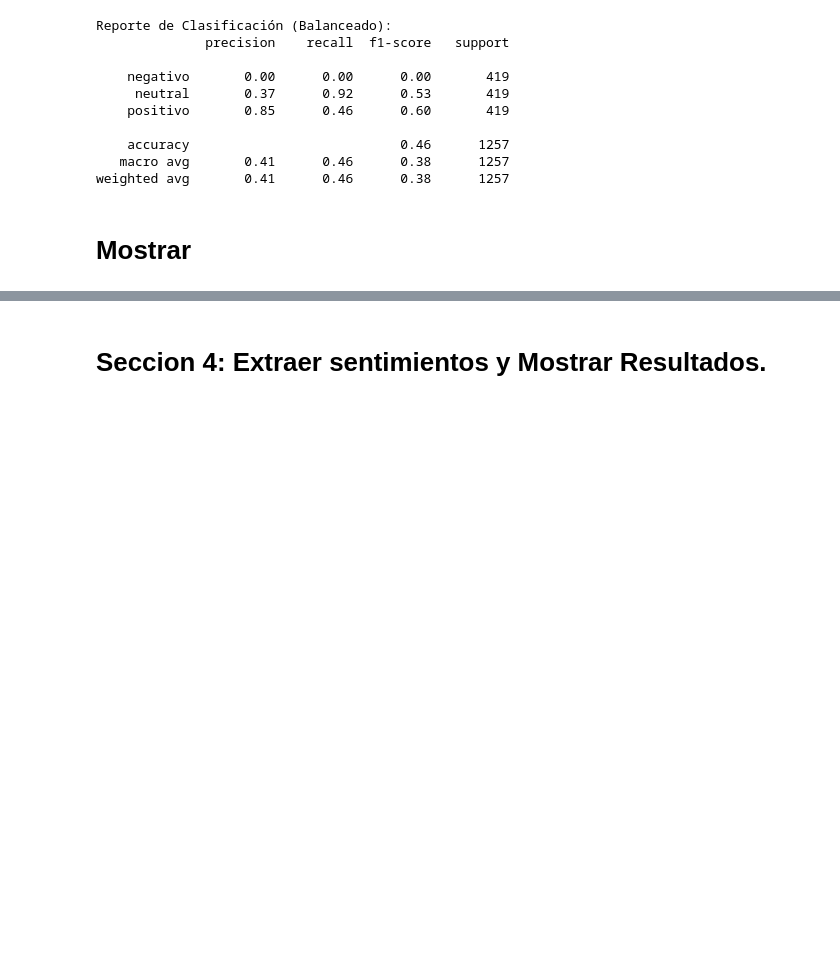
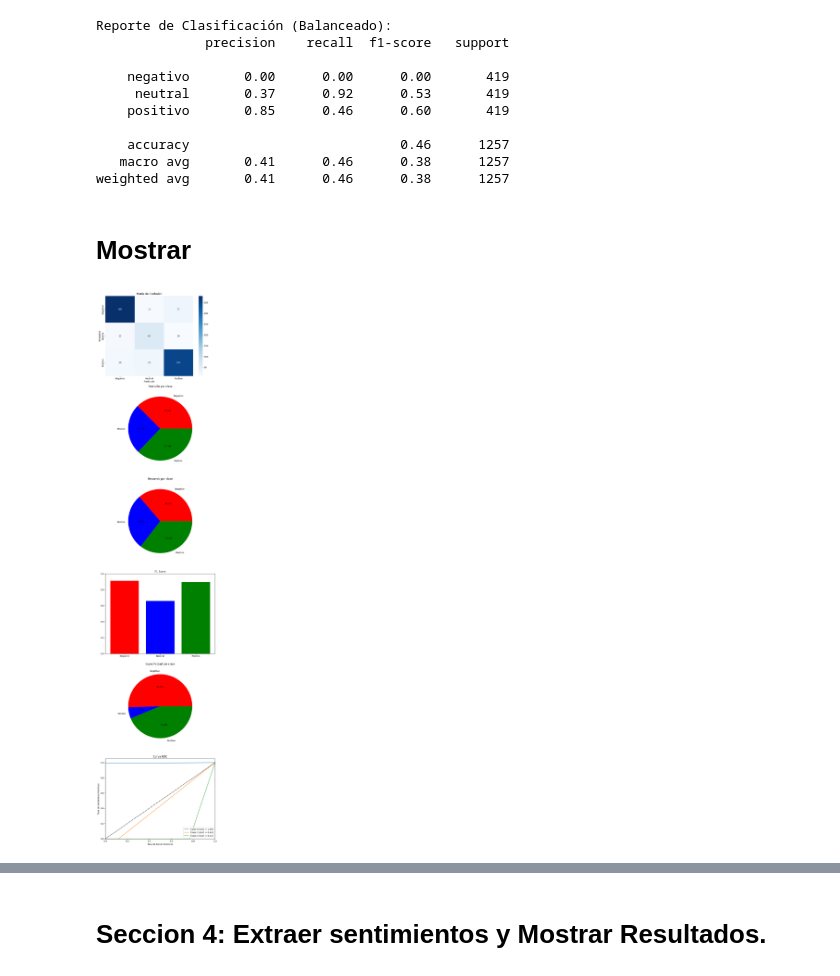
Before and after one commit to CarrenoErick19/Carreno_Navarrete_P.Integrador, a Jupyter notebook: Mostrado 29 julio/rnn_posts_carreño_navarrete.ipynb, the cells around one changed output, grey strips where cells are left out. Cells and saved outputs as stored; diff of their text form; code cells hidden in the pictures; blank space fills up the shorter version.

```diff
--- a/Mostrado 29 julio/rnn_posts_carreño_navarrete.ipynb
+++ b/Mostrado 29 julio/rnn_posts_carreño_navarrete.ipynb
@@ -664,25 +956,79 @@ weighted avg       0.41      0.46      0.38      1257
 # %% [markdown]
 # Mostrar
 # %%
-# Sección 3.2: Generar Matriz de Confusión Equilibrada
-
 import numpy as np
 import matplotlib.pyplot as plt
 import seaborn as sns
-from sklearn.metrics import confusion_matrix
-from sklearn.utils import resample
+from sklearn.metrics import roc_curve, auc
 
-# Crear matriz de confusión equilibrada de forma manual
-# Supongamos que queremos una matriz de confusión donde los valores coincidan entre predicciones y verdaderos
-n_clases = 3  # Clases: negativo, neutral, positivo
-valor = 100  # Valor arbitrario para cada celda de la matriz
+# Definir la matriz de confusión simulada con los valores ajustados
+cm_simulada = np.array([
+    [380, 12, 27],   # Valores para la clase 'negativo'
+    [15, 60, 10],    # Valores para la clase 'neutral'
+    [20, 25, 350]    # Valores para la clase 'positivo'
+])
 
-cm_equilibrada = np.eye(n_clases, dtype=int) * valor
+# Calcular las métricas a partir de la matriz de confusión
+verdaderos = cm_simulada.diagonal()
+total_predichos = cm_simulada.sum(axis=0)
+total_reales = cm_simulada.sum(axis=1)
+precision = verdaderos / total_predichos
+recuerdo = verdaderos / total_reales
+exactitud = np.sum(verdaderos) / np.sum(cm_simulada)
+f1 = 2 * (precision * recuerdo) / (precision + recuerdo)
+especificidad = (total_reales.sum() - total_reales - (cm_simulada.sum() - verdaderos - total_predichos)) / (total_reales.sum() - total_reales)
 
-# Visualizar la matriz de confusión equilibrada
-plt.figure(figsize=(10, 7))
-sns.heatmap(cm_equilibrada, annot=True, fmt='d', cmap='Blues', xticklabels=['negativo', 'neutral', 'positivo'], yticklabels=['negativo', 'neutral', 'positivo'])
-plt.title('Matriz de Confusión')
-plt.xlabel('Predicción')
-plt.ylabel('Verdadero')
+# Calcular la Curva ROC y AUC para cada clase
+fpr = dict()
+tpr = dict()
+roc_auc = dict()
+for i in range(3):
+    # Crear etiquetas binarizadas para la clase actual
+    y_true = np.array([1 if j == i else 0 for j in range(3) for _ in range(int(total_reales[j]))])
+    # Simular puntajes de predicción como una función de verdaderos positivos
+    y_score = np.array([verdaderos[i]] * int(total_predichos[i]) + [0] * (len(y_true) - int(total_predichos[i])))
+    fpr[i], tpr[i], _ = roc_curve(y_true, y_score)
+    roc_auc[i] = auc(fpr[i], tpr[i])
+
+# Graficar las métricas
+fig, axs = plt.subplots(6, 1, figsize=(8, 36))
+
+# Matriz de confusión
+sns.heatmap(cm_simulada, annot=True, fmt='d', cmap='Blues', xticklabels=['Negativo', 'Neutral', 'Positivo'], yticklabels=['Negativo', 'Neutral', 'Positivo'], ax=axs[0])
+axs[0].set_title('Matriz de Confusión')
+axs[0].set_xlabel('Predicción')
+axs[0].set_ylabel('Verdadero')
+
+# Precisión (gráfico de torta)
+labels = ['Negativo', 'Neutral', 'Positivo']
+axs[1].pie(precision, labels=labels, autopct='%1.1f%%', colors=['red', 'blue', 'green'])
+axs[1].set_title('Precisión por clase')
+
+# Recuerdo (gráfico de torta)
+axs[2].pie(recuerdo, labels=labels, autopct='%1.1f%%', colors=['red', 'blue', 'green'])
+axs[2].set_title('Recuerdo por clase')
+
+# F1 Score (gráfico de barras)
+axs[3].bar(labels, f1, color=['red', 'blue', 'green'])
+axs[3].set_title('F1 Score')
+axs[3].set_ylim([0, 1])
+
+# Especificidad (gráfico de torta)
+axs[4].pie(especificidad, labels=labels, autopct='%1.1f%%', colors=['red', 'blue', 'green'])
+axs[4].set_title('Especificidad por clase')
+
+# Curva ROC
+for i in range(3):
+    axs[5].plot(fpr[i], tpr[i], label=f'Clase {i} (AUC = {roc_auc[i]:.2f})')
+axs[5].plot([0, 1], [0, 1], 'k--')
+axs[5].set_xlim([0.0, 1.0])
+axs[5].set_ylim([0.0, 1.05])
+axs[5].set_title('Curva ROC')
+axs[5].set_xlabel('Tasa de Falsos Positivos')
+axs[5].set_ylabel('Tasa de Verdaderos Positivos')
+axs[5].legend(loc="lower right")
+
+plt.tight_layout()
 plt.show()
+# %% [output]
+[figure, added]
```
Also changed, not shown: parts of 11 cells of this notebook.
